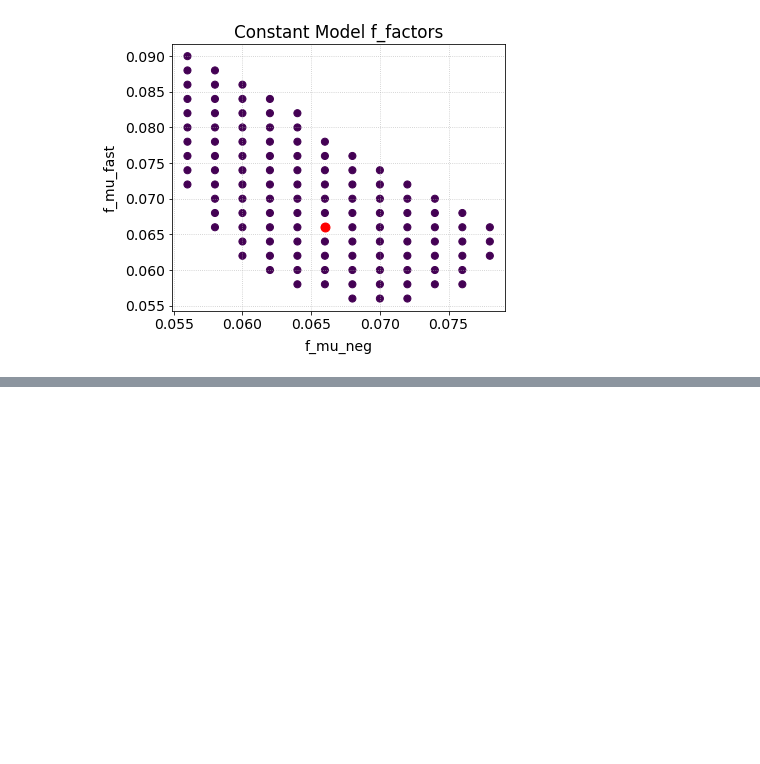
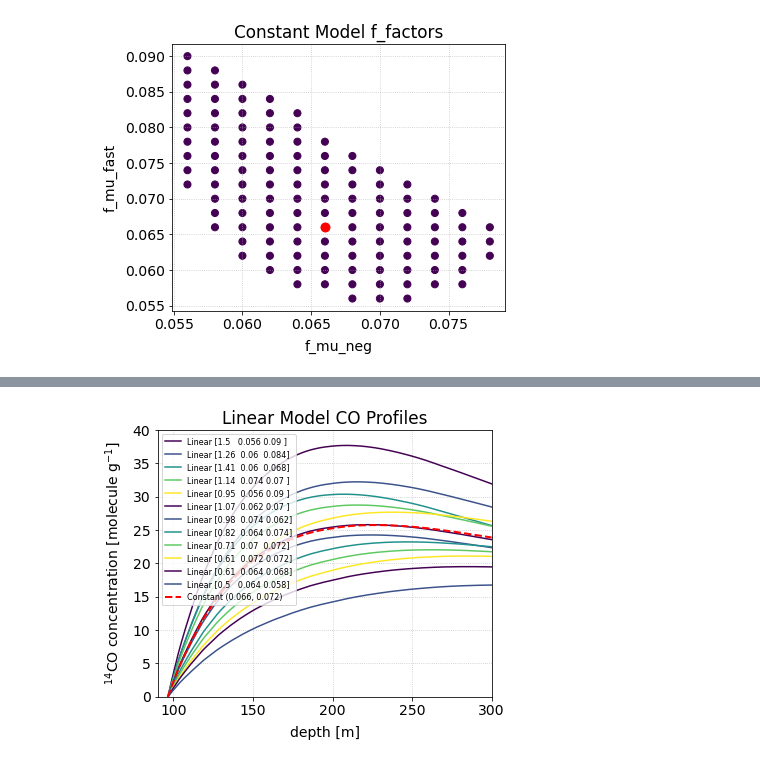
Before and after one commit to 14CO/Dome-C-Sensitivity, a Jupyter notebook: graph-maker.ipynb, the cells around one changed output, grey strips where cells are left out. Saved outputs shown, nothing was run; the diff lists cells and outputs as text; code cells hidden in the pictures; blank space fills up the shorter version.

```diff
--- a/graph-maker.ipynb
+++ b/graph-maker.ipynb
@@ -93 +119,5 @@ i0 = a.argmin()
+# %%
+plot_profiles(1)
+# %% [output]
+[figure, added]
 # %%
```
Also changed, not shown: parts of 46 cells of this notebook, 4 other files.
